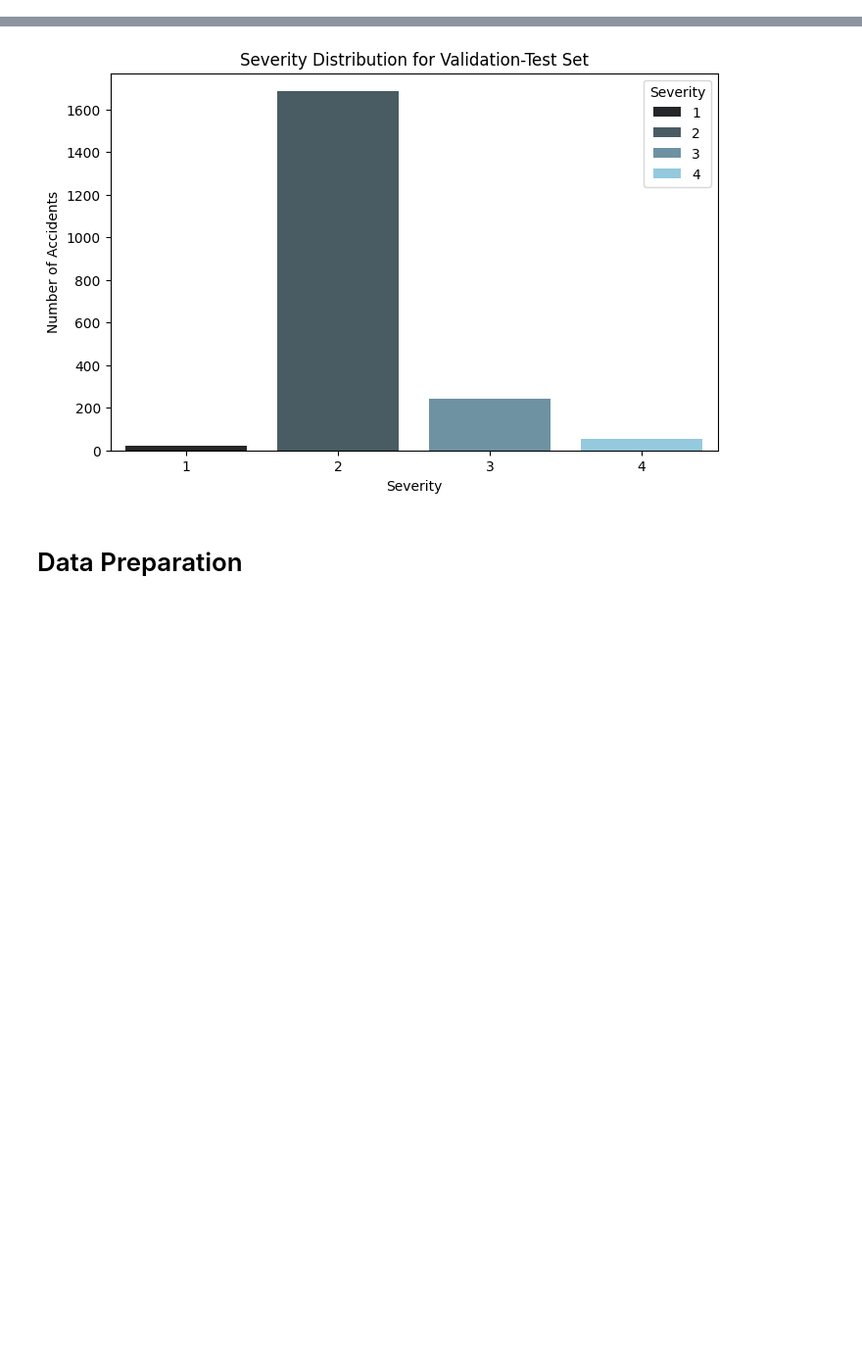
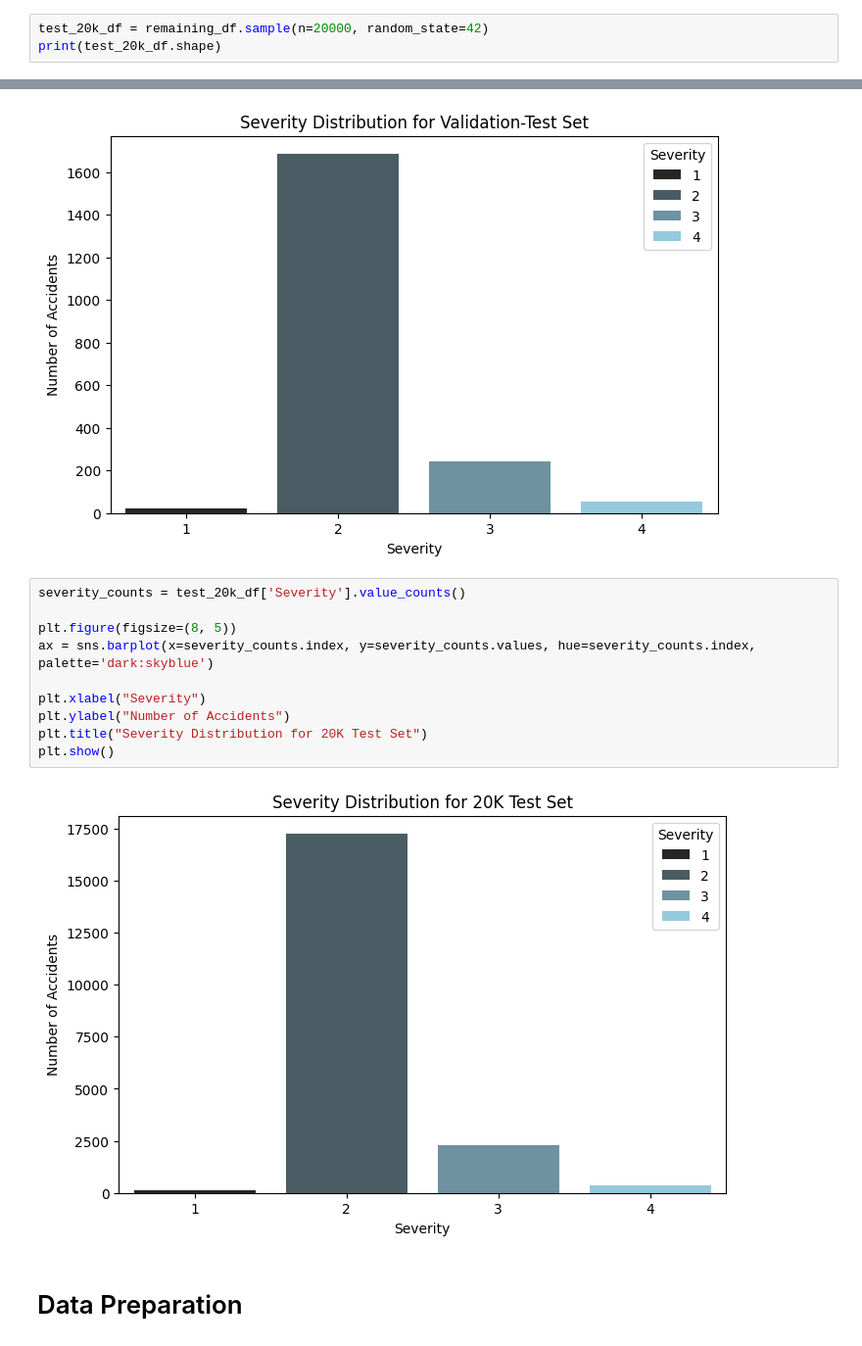
Before and after one commit to win-laeyee/traffic_accident_severity_prediction, a Jupyter notebook: notebooks/data_preprocessing/data_preprocessing_latest.ipynb, the cells around one changed output, grey strips where cells are left out. Shown at 98% size. Drawn from its saved outputs; the diff is of its cells as text; blank space fills up the shorter version.

Commit message:
Feat: add sampling test cases

```diff
--- a/notebooks/data_preprocessing/data_preprocessing_latest.ipynb
+++ b/notebooks/data_preprocessing/data_preprocessing_latest.ipynb
@@ -147,0 +157,3 @@ print(train_df.shape)
+# %%
+test_20k_df = remaining_df.sample(n=20000, random_state=42)
+print(test_20k_df.shape)
@@ -172,6 +186,18 @@ plt.title("Severity Distribution for Validation-Test Set")
 plt.show()
 # %% [output]
 [figure]
+# %%
+severity_counts = test_20k_df['Severity'].value_counts()
+
+plt.figure(figsize=(8, 5))
+ax = sns.barplot(x=severity_counts.index, y=severity_counts.values, hue=severity_counts.index, palette='dark:skyblue')
+
+plt.xlabel("Severity")
+plt.ylabel("Number of Accidents")
+plt.title("Severity Distribution for 20K Test Set")
+plt.show()
+# %% [output]
+[figure, added]
 # %% [markdown]
 # Data Preparation
 # %%
```
Also changed, not shown: parts of 59 cells of this notebook.
